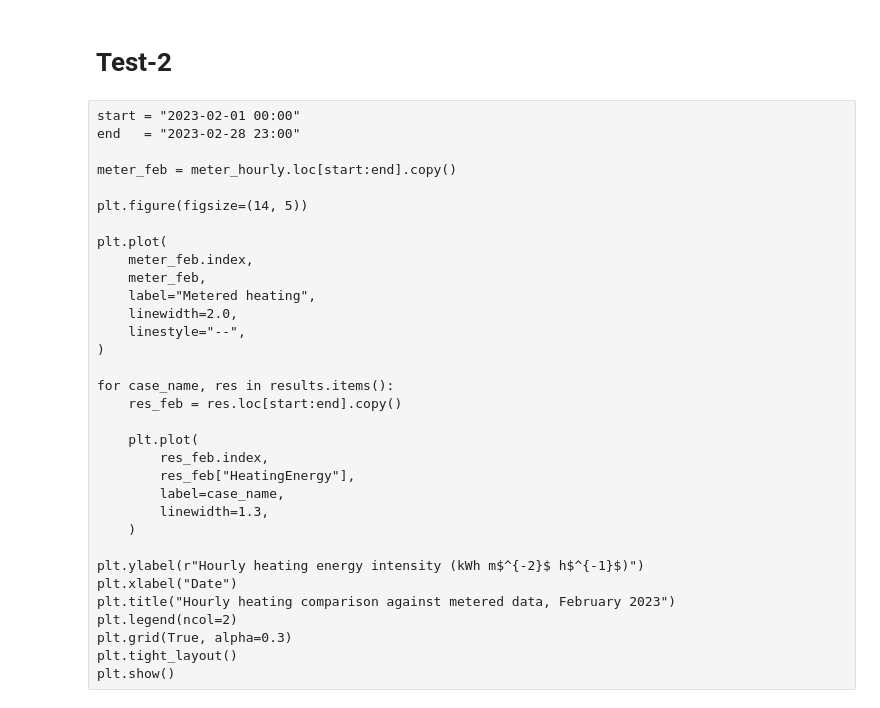
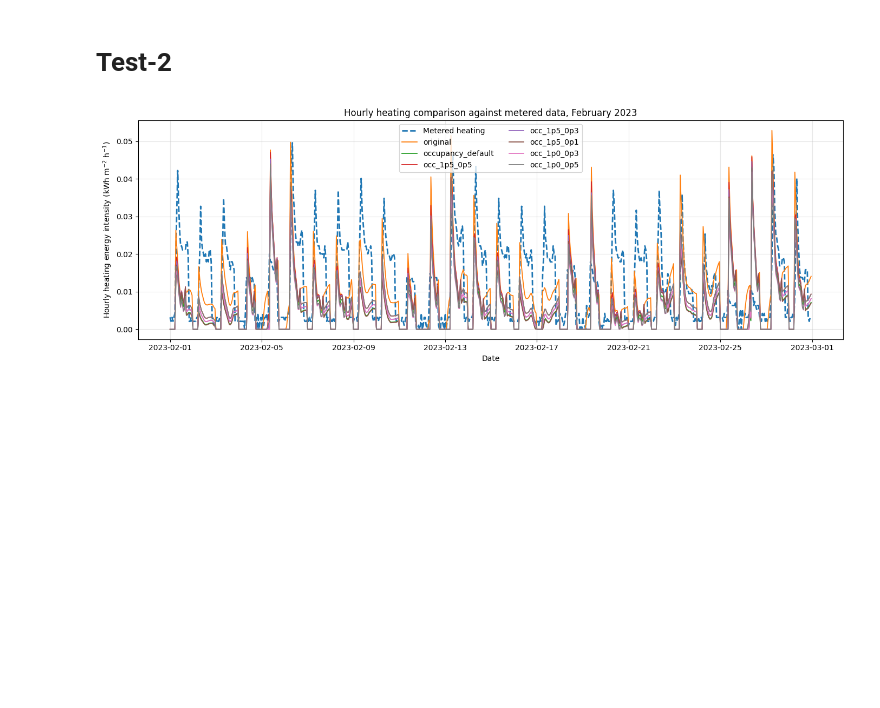
Before and after one commit to RuiBoGithub/RC_br, a Jupyter notebook: _version_MAY26_OBC.ipynb, the cells around one changed output. Drawn from its saved outputs; the diff is of its cells as text; code cells hidden in the pictures; blank space fills up the shorter version.

```diff
--- a/_version_MAY26_OBC.ipynb
+++ b/_version_MAY26_OBC.ipynb
@@ -97,8 +104,8 @@ def run_model(
     SouthWindow = Window(
         azimuth_tilt=0,
         alititude_tilt=90,
-        glass_solar_transmittance=0.7,
-        glass_light_transmittance=0.8,
+        glass_solar_transmittance=0.3,
+        glass_light_transmittance=0.3,
         area=GEOMETRY["WINDOW_AREA"] * p["_beta"],
     )
 
@@ -390,36 +388,38 @@ for case_name, res in results.items():
     })
 
 comparison_df = pd.DataFrame(comparison).set_index("case")
-# %% [raw]
-start = "2023-02-01 00:00"
-end   = "2023-02-28 23:00"
-
-meter_feb = meter_hourly.loc[start:end].copy()
-
-plt.figure(figsize=(14, 5))
-
-plt.plot(
-    meter_feb.index,
-    meter_feb,
-    label="Metered heating",
-    linewidth=2.0,
-    linestyle="--",
-)
-
-for case_name, res in results.items():
-    res_feb = res.loc[start:end].copy()
-
-    plt.plot(
-        res_feb.index,
-        res_feb["HeatingEnergy"],
-        label=case_name,
-        linewidth=1.3,
-    )
-
-plt.ylabel(r"Hourly heating energy intensity (kWh m$^{-2}$ h$^{-1}$)")
-plt.xlabel("Date")
-plt.title("Hourly heating comparison against metered data, February 2023")
-plt.legend(ncol=2)
-plt.grid(True, alpha=0.3)
-plt.tight_layout()
-plt.show()
+# %%
+start = "2023-02-01 00:00"
+end   = "2023-02-28 23:00"
+
+meter_feb = meter_hourly.loc[start:end].copy()
+
+plt.figure(figsize=(14, 5))
+
+plt.plot(
+    meter_feb.index,
+    meter_feb,
+    label="Metered heating",
+    linewidth=2.0,
+    linestyle="--",
+)
+
+for case_name, res in results.items():
+    res_feb = res.loc[start:end].copy()
+
+    plt.plot(
+        res_feb.index,
+        res_feb["HeatingEnergy"],
+        label=case_name,
+        linewidth=1.3,
+    )
+
+plt.ylabel(r"Hourly heating energy intensity (kWh m$^{-2}$ h$^{-1}$)")
+plt.xlabel("Date")
+plt.title("Hourly heating comparison against metered data, February 2023")
+plt.legend(ncol=2)
+plt.grid(True, alpha=0.3)
+plt.tight_layout()
+plt.show()
+# %% [output]
+[figure, added]
```
Also changed, not shown: parts of 3 cells of this notebook, 23 other files.
